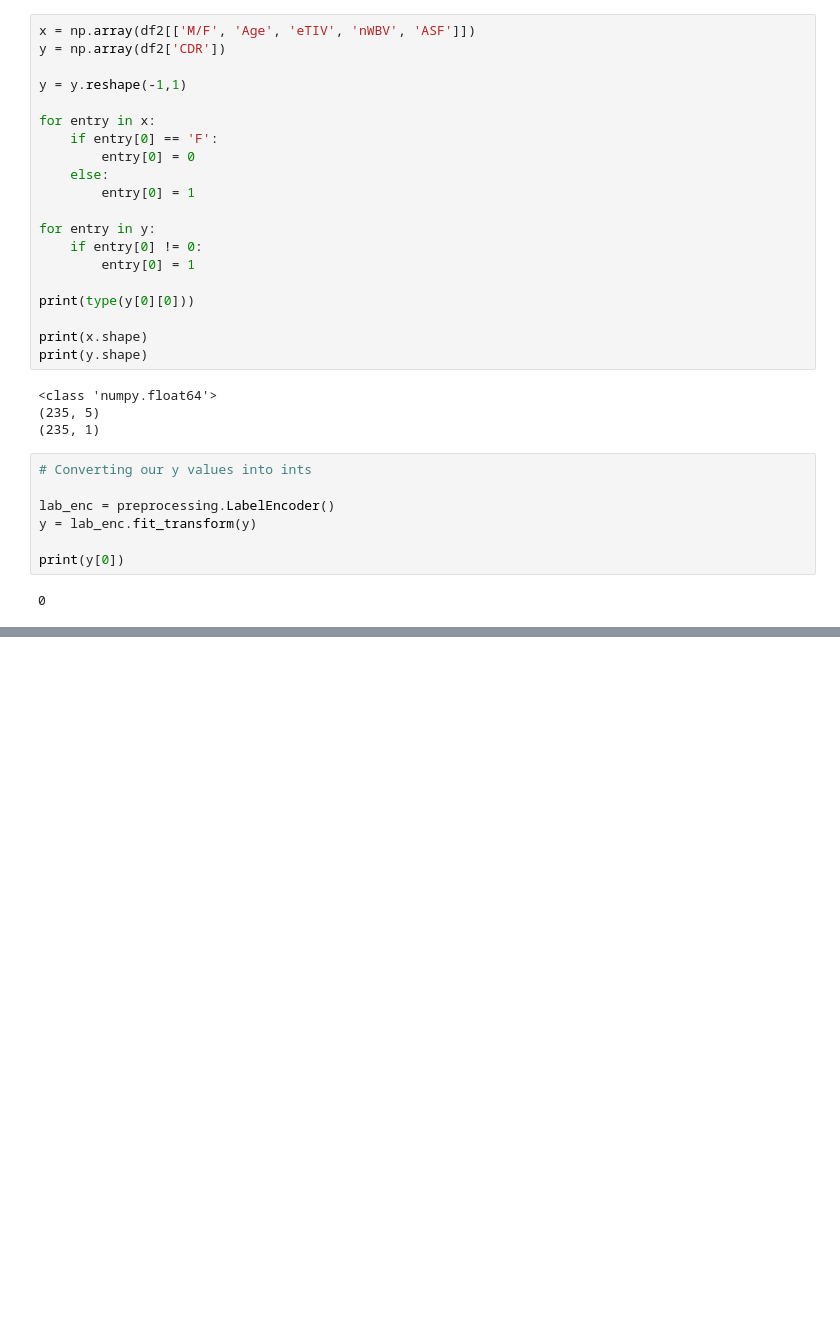
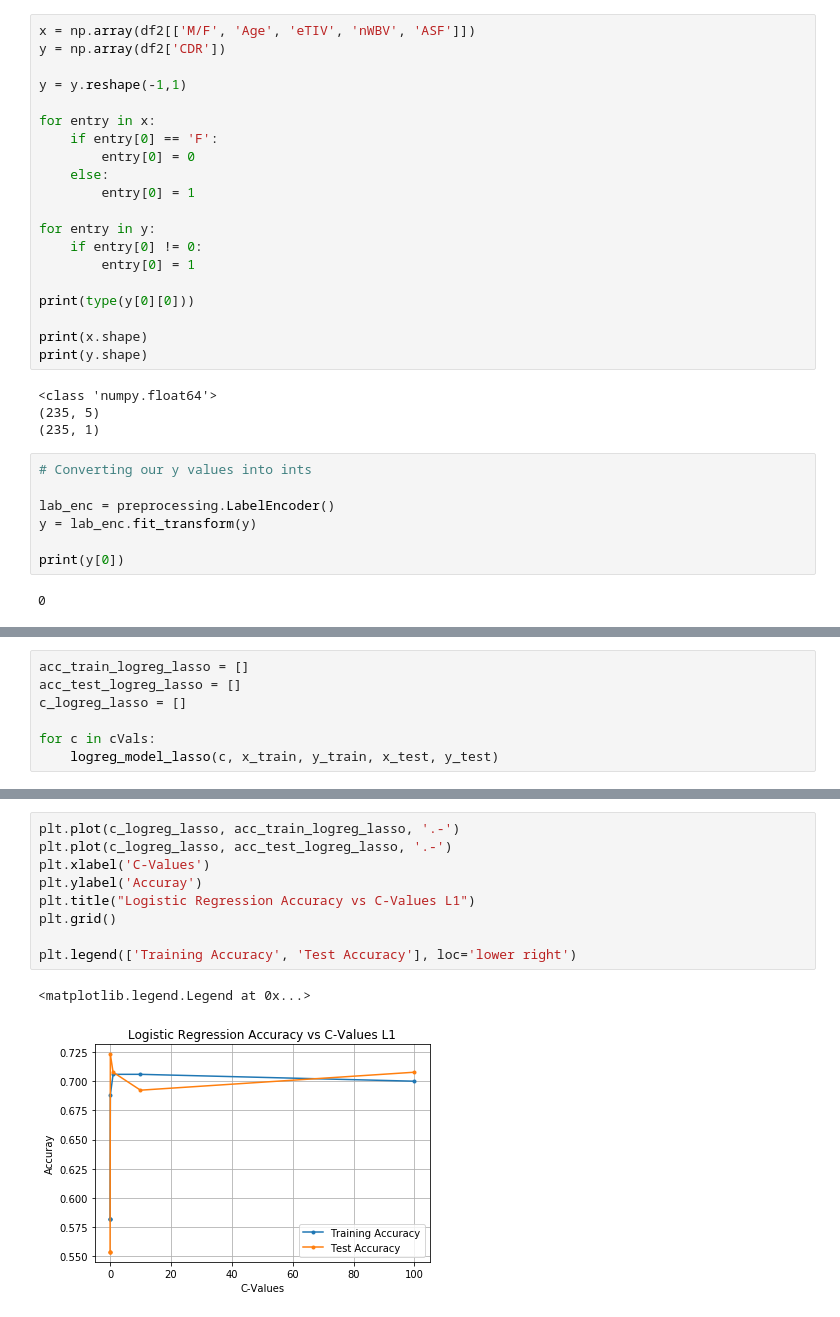
Before and after one commit to MichaelLiKwan/Dementia-ML-Project, a Jupyter notebook: Dementia Project-NM.ipynb, the cells around one changed output, grey strips where cells are left out. Drawn from its saved outputs; the diff is of its cells as text; blank space fills up the shorter version.

Commit message:
NM file - linreg, logreg && svm

```diff
--- a/Dementia Project-NM.ipynb
+++ b/Dementia Project-NM.ipynb
@@ -214,0 +247,7 @@ from sklearn import svm
+# %%
+acc_train_logreg_lasso = []
+acc_test_logreg_lasso = []
+c_logreg_lasso = []
+
+for c in cVals:
+    logreg_model_lasso(c, x_train, y_train, x_test, y_test)
@@ -214,0 +269,12 @@ from sklearn import svm
+# %%
+plt.plot(c_logreg_lasso, acc_train_logreg_lasso, '.-')
+plt.plot(c_logreg_lasso, acc_test_logreg_lasso, '.-')
+plt.xlabel('C-Values')
+plt.ylabel('Accuray')
+plt.title("Logistic Regression Accuracy vs C-Values L1")
+plt.grid()
+
+plt.legend(['Training Accuracy', 'Test Accuracy'], loc='lower right')
+# %% [output]
+<matplotlib.legend.Legend at 0x...>
+[figure, added]
```
Also changed, not shown: parts of 29 cells of this notebook.
